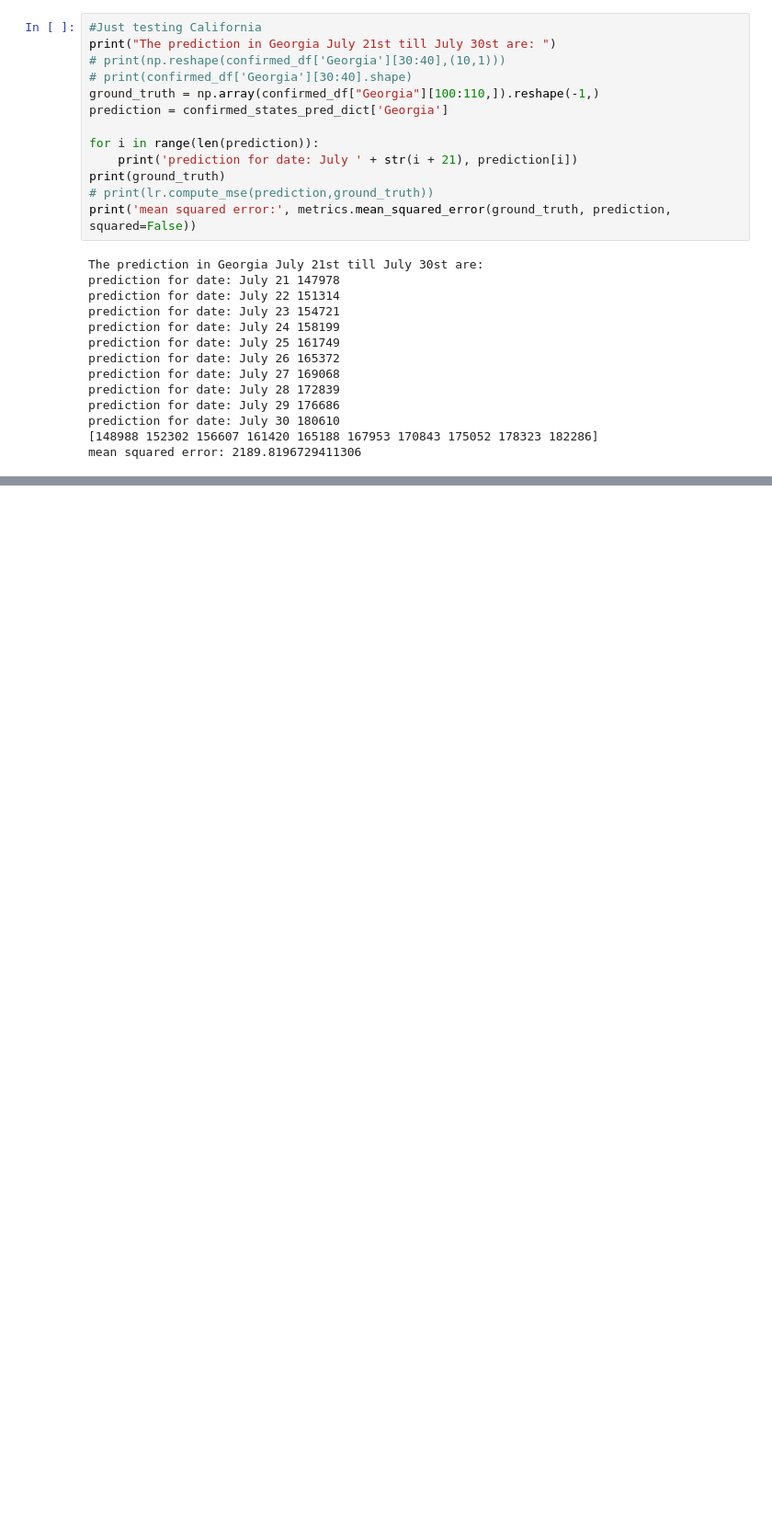
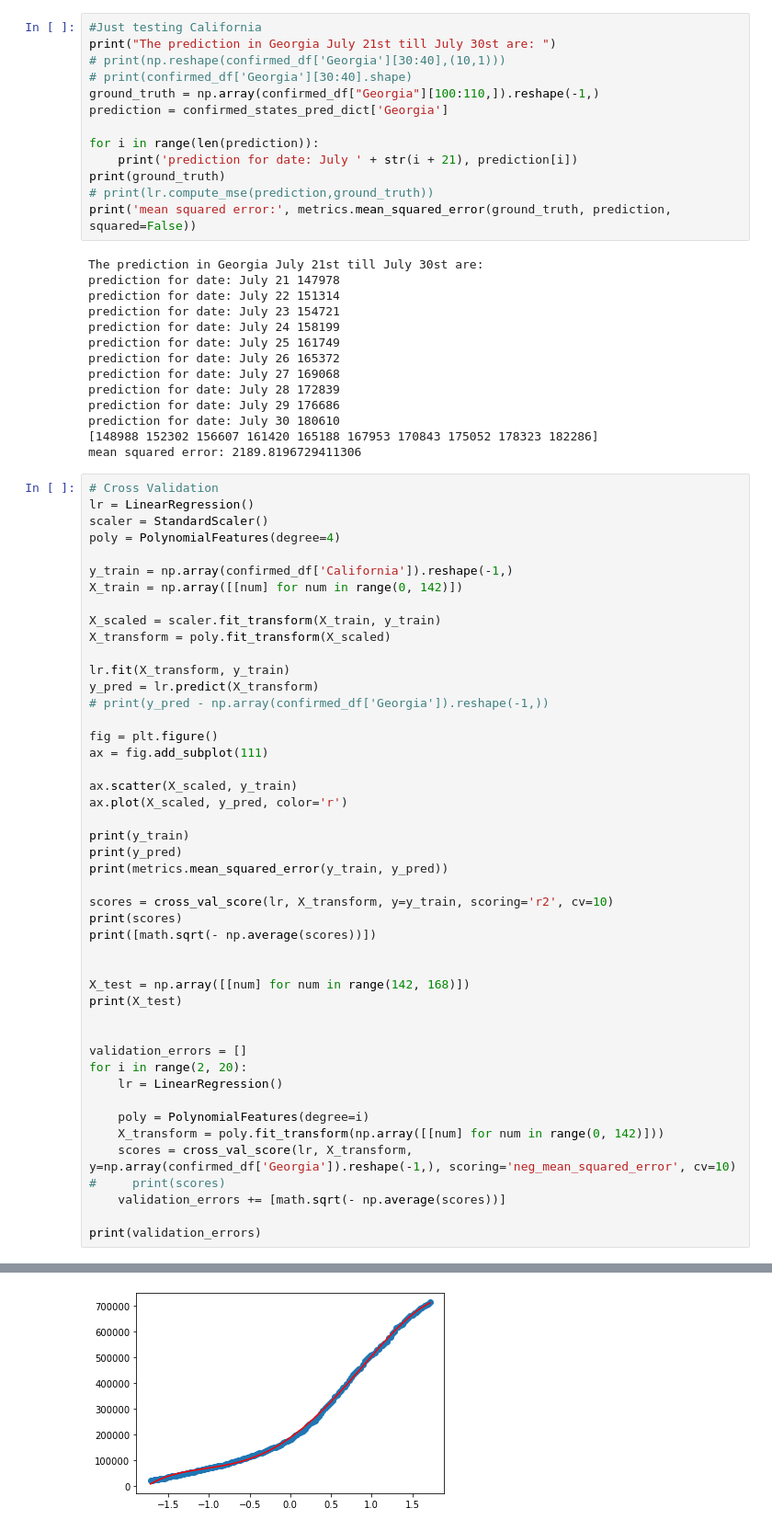
Before and after one commit to alimz758/Covid19-Prediction-Model-----UCLA-CS145-----Intro-to-Data-Mining, a Jupyter notebook: daily_report.ipynb, the cells around one changed output, grey strips where cells are left out. Shown at 92% size. Cells and saved outputs as stored; diff of their text form; blank space fills up the shorter version.

Commit message:
Implemented polynomial regression with cross-validation

```diff
--- a/daily_report.ipynb
+++ b/daily_report.ipynb
@@ -92,3 +94,50 @@ prediction for date: July 29 176686
 prediction for date: July 30 180610
 [148988 152302 156607 161420 165188 167953 170843 175052 178323 182286]
 mean squared error: 2189.8196729411306
+# %%
+# Cross Validation
+lr = LinearRegression()
+scaler = StandardScaler()
+poly = PolynomialFeatures(degree=4)
+
+y_train = np.array(confirmed_df['California']).reshape(-1,)
+X_train = np.array([[num] for num in range(0, 142)])
+
+X_scaled = scaler.fit_transform(X_train, y_train)
+X_transform = poly.fit_transform(X_scaled)
+
+lr.fit(X_transform, y_train)
+y_pred = lr.predict(X_transform)
+# print(y_pred - np.array(confirmed_df['Georgia']).reshape(-1,))
+
+fig = plt.figure()
+ax = fig.add_subplot(111)
+
+ax.scatter(X_scaled, y_train)
+ax.plot(X_scaled, y_pred, color='r')
+
+print(y_train)
+print(y_pred)
+print(metrics.mean_squared_error(y_train, y_pred))
+
+scores = cross_val_score(lr, X_transform, y=y_train, scoring='r2', cv=10)
+print(scores)
+print([math.sqrt(- np.average(scores))])
+
+
+X_test = np.array([[num] for num in range(142, 168)])
+print(X_test)
+
+
+validation_errors = []
+for i in range(2, 20):
+    lr = LinearRegression()
+
+    poly = PolynomialFeatures(degree=i)
+    X_transform = poly.fit_transform(np.array([[num] for num in range(0, 142)]))
+    scores = cross_val_score(lr, X_transform, y=np.array(confirmed_df['Georgia']).reshape(-1,), scoring='neg_mean_squared_error', cv=10)
+#     print(scores)
+    validation_errors += [math.sqrt(- np.average(scores))]
+
+print(validation_errors)
+# %% [output]
@@ -94,0 +161 @@ mean squared error: 2189.8196729411306
+[figure, added]
```
Also changed, not shown: parts of 4 cells of this notebook.
